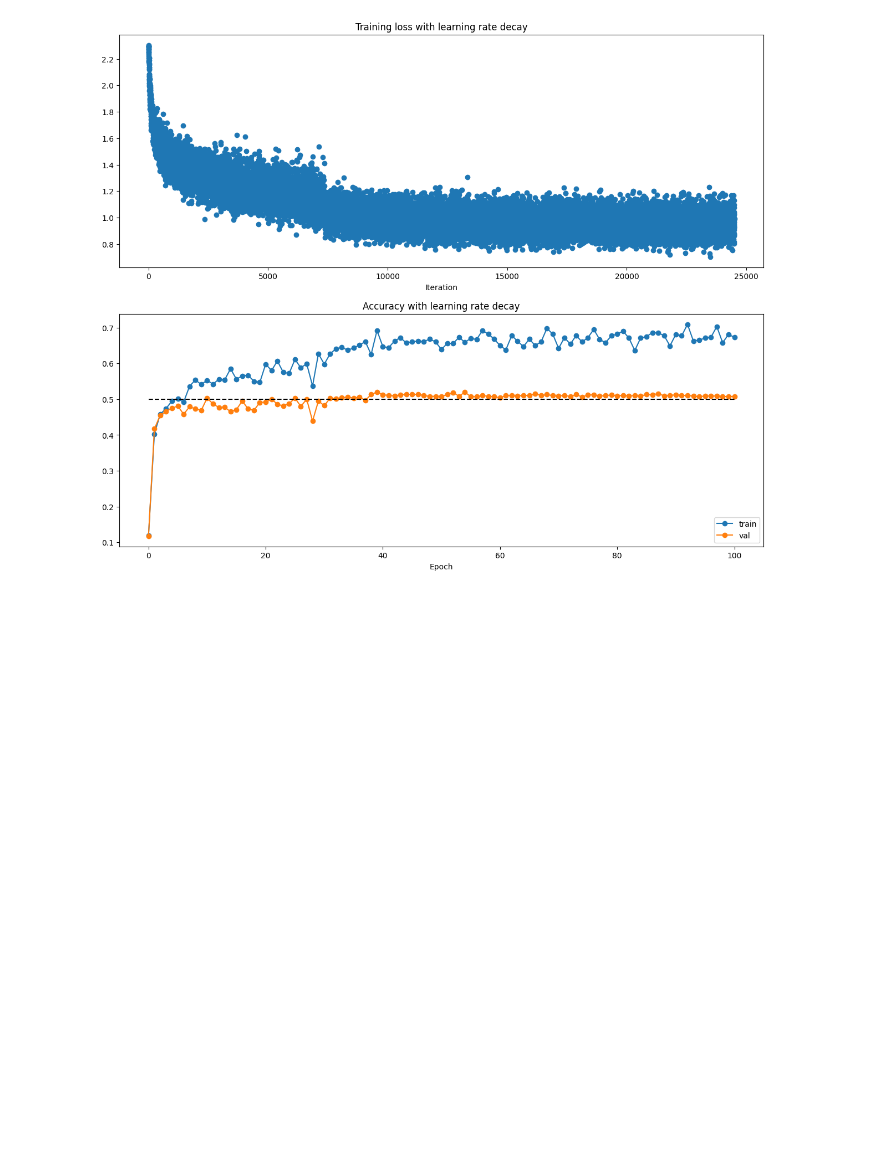
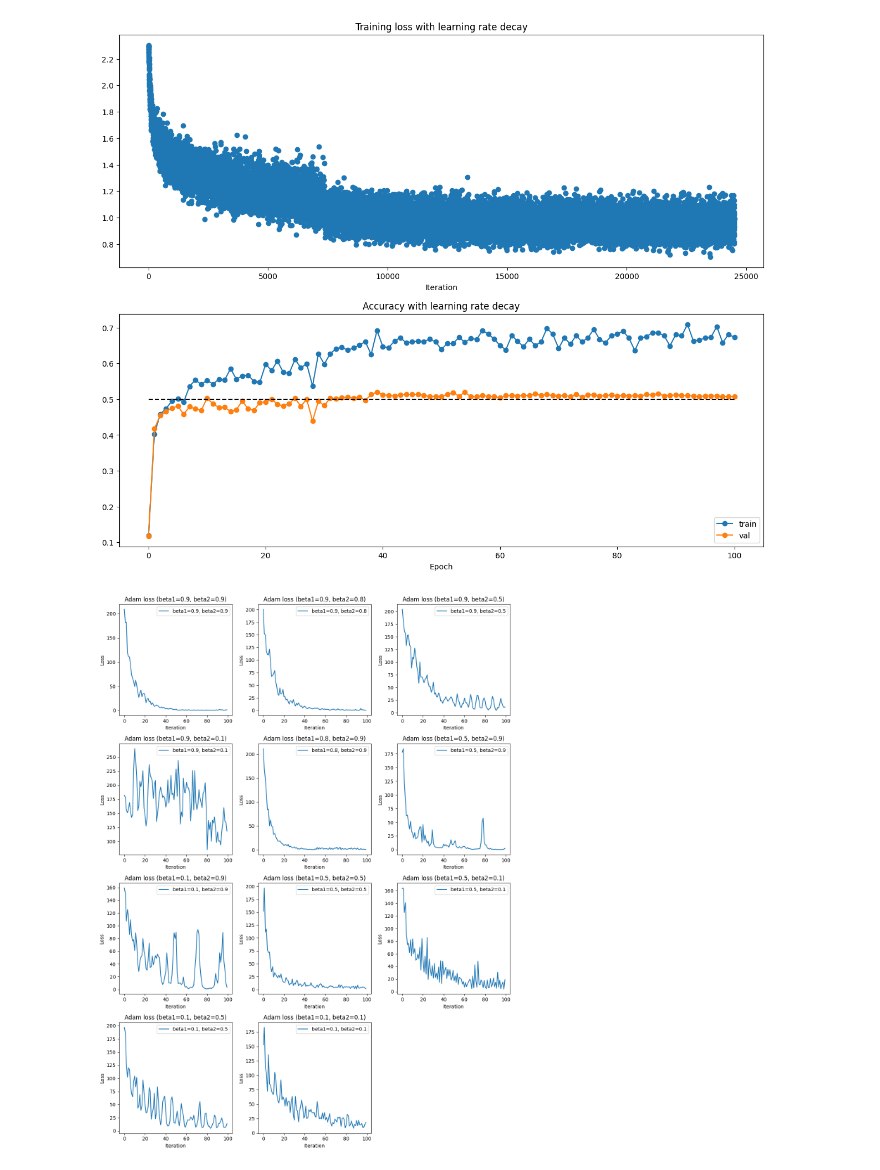
Before and after one commit to adityaswamii/deep-learning-for-cv, a Jupyter notebook: lectures/4-optimization-2.ipynb, the cells around one changed output. Saved outputs shown, nothing was run; the diff lists cells and outputs as text; code cells hidden in the pictures; blank space fills up the shorter version.

```diff
--- a/lectures/4-optimization-2.ipynb
+++ b/lectures/4-optimization-2.ipynb
@@ -312,11 +312,11 @@ dl/dx = [ 4. -0.  5.  0.]
 
 # forward pass
 W = np.array(
-    [[3, 2, 1, -1],
+    [[3, 2, -1, 1],
      [2, 1, 3, 2],
      [3, 2, 1, -2]])
 X = np.array(
-    [[2, 1, -3],
+    [[2, -1, 3],
      [-3, 4, 2]])
 print(f'Inputs: \nW : \n{W}, \nX : \n{X}')
 M = W.shape[1] # output dimension
@@ -1342,0 +1495,57 @@ plt.show()
+# %%
+# plotting different beta1 and beta2 values for Adam optimizer
+
+def adam(X, y, W, loss_func='svm_loss', step_size=0.01, num_iters=100, batch_size=200, beta1=0.9, beta2=0.999, epsilon=1e-8):
+    """
+    Perform Adam optimization to optimize weights W and return the optimized weights
+    plus a history of the training loss for each iteration.
+    """
+    num_train = X.shape[0]
+    m1 = np.zeros_like(W)  # initialize first moment
+    m2 = np.zeros_like(W)  # initialize second moment
+    losses = []
+    for t in range(1, num_iters + 1):
+        batch_indices = np.random.choice(num_train, batch_size, replace=False)
+        X_batch = X[batch_indices]
+        y_batch = y[batch_indices]
+        loss, weights_grad = compute_gradient(X_batch, y_batch, W, loss_gradient_func=loss_func)
+        # update moments
+        m1 = beta1 * m1 + (1 - beta1) * weights_grad
+        m2 = beta2 * m2 + (1 - beta2) * (weights_grad ** 2)
+        m1_db = m1 / (1 - beta1 ** t)
+        m2_db = m2 / (1 - beta2 ** t)
+        W += - step_size * m1_db / (np.sqrt(m2_db) + epsilon)
+        losses.append(loss)
+    return W, np.array(losses)
+
+beta_values = [
+    (0.9, 0.9),
+    (0.9, 0.8),
+    (0.9, 0.5),
+    (0.9, 0.1),
+    (0.8, 0.9),
+    (0.5, 0.9),
+    (0.1, 0.9),
+    (0.5, 0.5),
+    (0.5, 0.1),
+    (0.1, 0.5),
+    (0.1, 0.1),
+]
+
+n_plots = len(beta_values)
+ncols = 3
+nrows = (n_plots + ncols - 1) // ncols
+plt.figure(figsize=(12, 4 * nrows))
+for i, (b1, b2) in enumerate(beta_values, 1):
+    plt.subplot(nrows, ncols, i)
+    W_init = np.random.randn(10, 3073) * 0.01
+    W_opt, losses = adam(X_dev, y_dev, W_init, loss_func='svm_loss', step_size=0.01, num_iters=100, batch_size=200, beta1=b1, beta2=b2)
+    plt.plot(losses, label=f'beta1={b1}, beta2={b2}')
+    plt.xlabel('Iteration')
+    plt.ylabel('Loss')
+    plt.title(f'Adam loss (beta1={b1}, beta2={b2})')
+    plt.legend()
+plt.tight_layout()
+plt.show()
+# %% [output]
+[figure, added]
```
Also changed, not shown: parts of 5 cells of this notebook, 23 other files.
